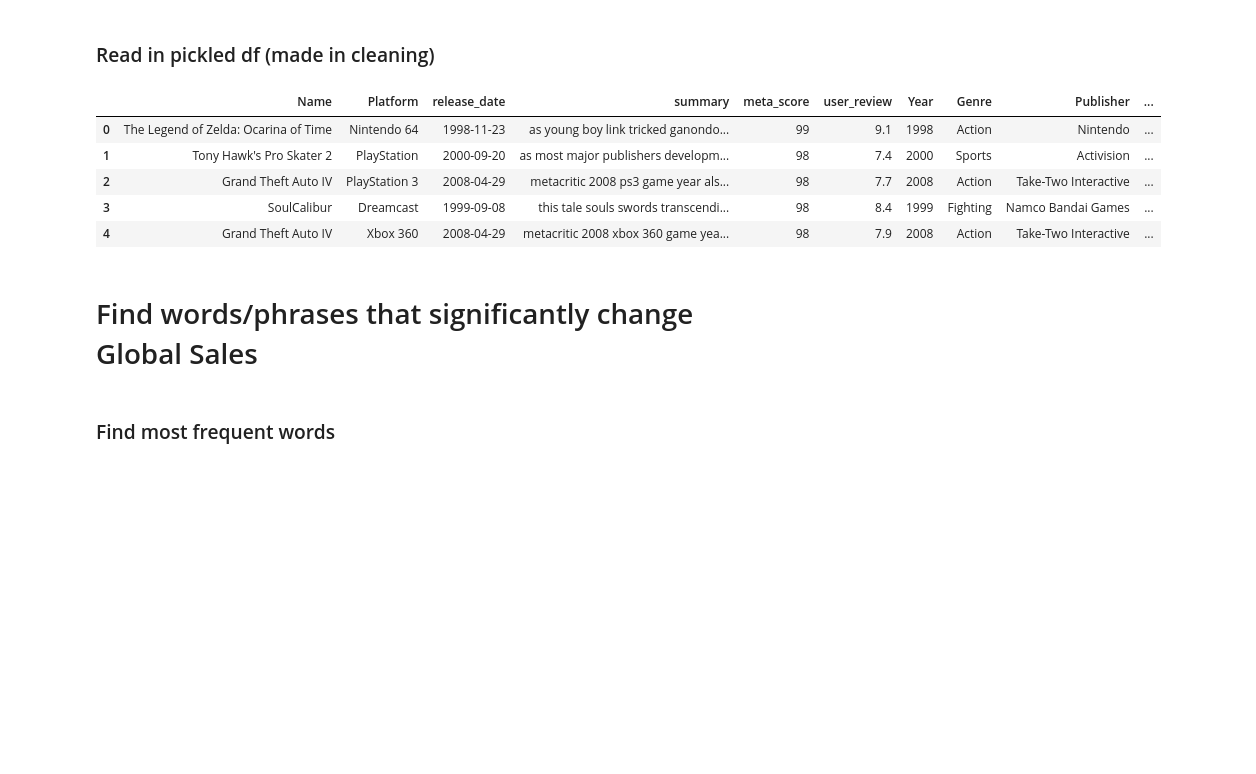
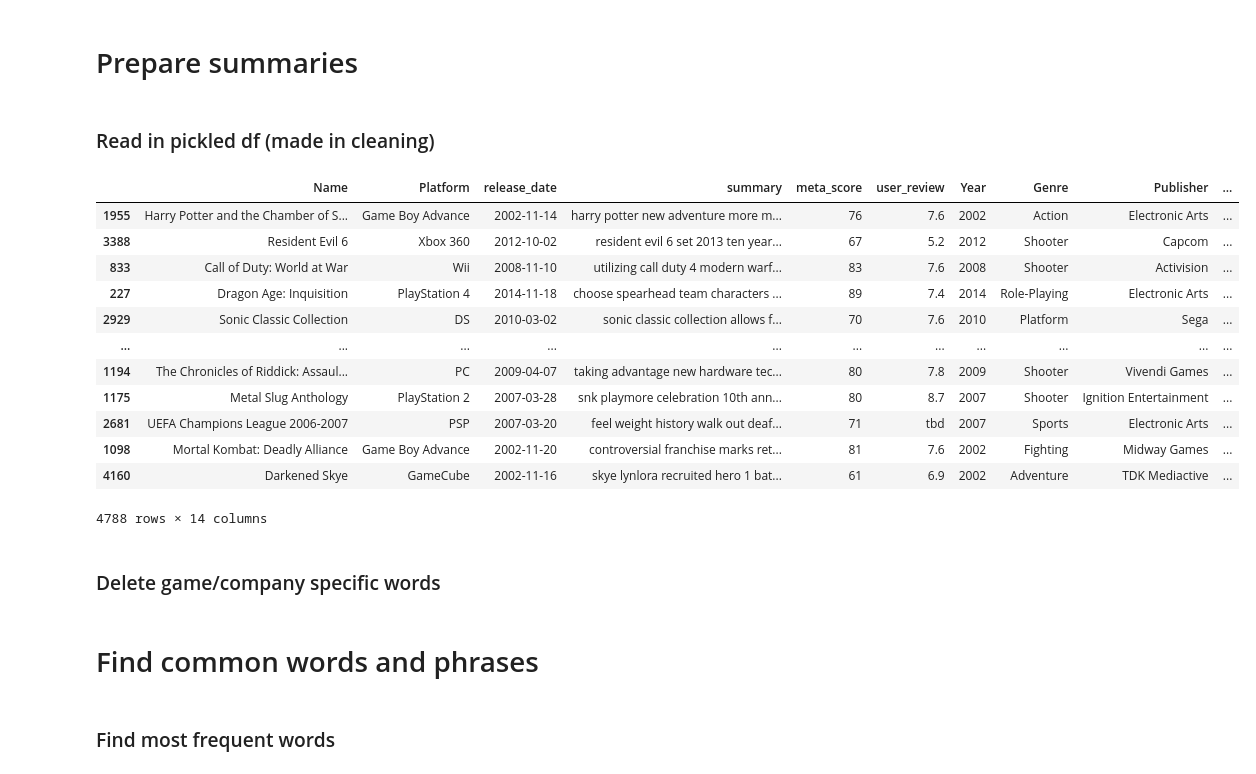
Before and after one commit to grainneroneill/video_game_analysis, a Jupyter notebook: Analyses.ipynb, the cells around one changed output. Saved outputs shown, nothing was run; the diff lists cells and outputs as text; code cells hidden in the pictures; blank space fills up the shorter version.

```diff
--- a/Analyses.ipynb
+++ b/Analyses.ipynb
@@ -6,17 +6,26 @@ from matplotlib.pyplot import figure
 from collections import Counter
 from statistics import mean
 from scipy import stats
+# %% [markdown]
+# Prepare summaries
 # %% [markdown]
 ### Read in pickled df (made in cleaning)
 # %%
 df = pd.read_pickle("cleaned_df.pkl")
-df.head()
-# %% [output]
-|  | Name | Platform | release_date | summary | meta_score | user_review | Year | Genre | Publisher | ... |
-| 0 | The Legend of Zelda: Ocarina of Time | Nintendo 64 | 1998-11-23 | as young boy link tricked ganondo... | 99 | 9.1 | 1998 | Action | Nintendo | ... |
-| 1 | Tony Hawk's Pro Skater 2 | PlayStation | 2000-09-20 | as most major publishers developm... | 98 | 7.4 | 2000 | Sports | Activision | ... |
-| 2 | Grand Theft Auto IV | PlayStation 3 | 2008-04-29 | metacritic 2008 ps3 game year als... | 98 | 7.7 | 2008 | Action | Take-Two Interactive | ... |
-| 3 | SoulCalibur | Dreamcast | 1999-09-08 | this tale souls swords transcendi... | 98 | 8.4 | 1999 | Fighting | Namco Bandai Games | ... |
-| 4 | Grand Theft Auto IV | Xbox 360 | 2008-04-29 | metacritic 2008 xbox 360 game yea... | 98 | 7.9 | 2008 | Action | Take-Two Interactive | ... |
-# %% [markdown]
-# Find words/phrases that significantly change Global Sales
+# %%
+# df (sorted by high to low sales)
+df.sort_values(by="Global_Sales",ascending=False)
+# %% [output]
+|  | Name | Platform | release_date | summary | meta_score | user_review | Year | Genre | Publisher | ... |
+| 1955 | Harry Potter and the Chamber of S... | Game Boy Advance | 2002-11-14 | harry potter new adventure more m... | 76 | 7.6 | 2002 | Action | Electronic Arts | ... |
+| 3388 | Resident Evil 6 | Xbox 360 | 2012-10-02 | resident evil 6 set 2013 ten year... | 67 | 5.2 | 2012 | Shooter | Capcom | ... |
+| 833 | Call of Duty: World at War | Wii | 2008-11-10 | utilizing call duty 4 modern warf... | 83 | 7.6 | 2008 | Shooter | Activision | ... |
+| 227 | Dragon Age: Inquisition | PlayStation 4 | 2014-11-18 | choose spearhead team characters ... | 89 | 7.4 | 2014 | Role-Playing | Electronic Arts | ... |
+| 2929 | Sonic Classic Collection | DS | 2010-03-02 | sonic classic collection allows f... | 70 | 7.6 | 2010 | Platform | Sega | ... |
+| ... | ... | ... | ... | ... | ... | ... | ... | ... | ... | ... |
+| 1194 | The Chronicles of Riddick: Assaul... | PC | 2009-04-07 | taking advantage new hardware tec... | 80 | 7.8 | 2009 | Shooter | Vivendi Games | ... |
+| 1175 | Metal Slug Anthology | PlayStation 2 | 2007-03-28 | snk playmore celebration 10th ann... | 80 | 8.7 | 2007 | Shooter | Ignition Entertainment | ... |
+| 2681 | UEFA Champions League 2006-2007 | PSP | 2007-03-20 | feel weight history walk out deaf... | 71 | tbd | 2007 | Sports | Electronic Arts | ... |
+| 1098 | Mortal Kombat: Deadly Alliance | Game Boy Advance | 2002-11-20 | controversial franchise marks ret... | 81 | 7.6 | 2002 | Fighting | Midway Games | ... |
+| 4160 | Darkened Skye | GameCube | 2002-11-16 | skye lynlora recruited hero 1 bat... | 61 | 6.9 | 2002 | Adventure | TDK Mediactive | ... |
+4788 rows × 14 columns
@@ -22,0 +35,2 @@ df.head()
+# %% [markdown]
+### Delete game/company specific words
@@ -23,3 +52,5 @@ df.head()
+# %% [markdown]
+# Find common words and phrases
 # %% [markdown]
 ### Find most frequent words
 # %%
```
Also changed, not shown: parts of 36 cells of this notebook, 1 other file.
